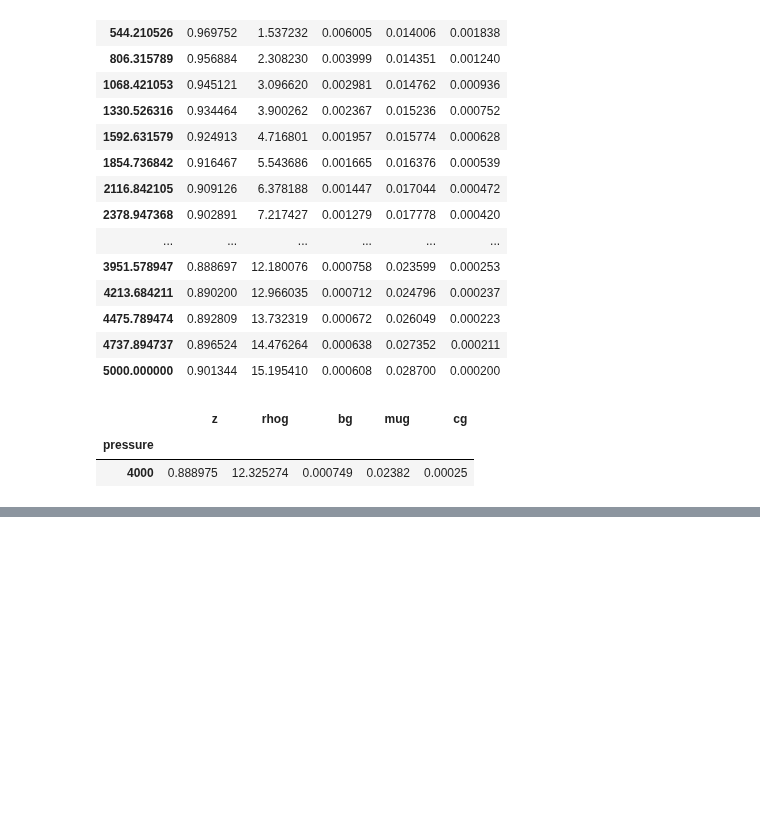
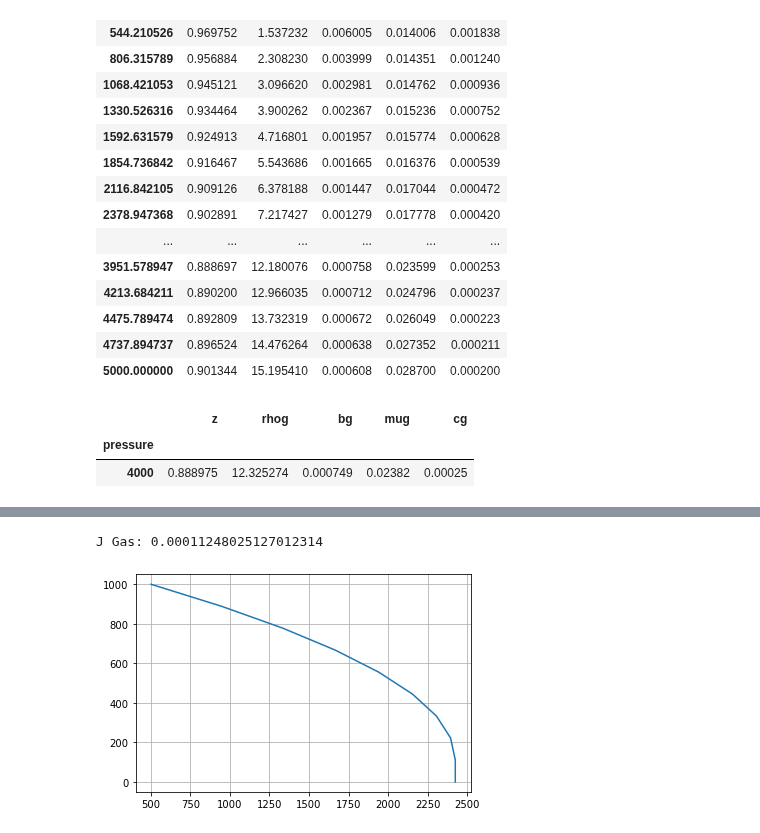
Before and after one commit to scuervo91/reservoirpy, a Jupyter notebook: examples/pvt/gas_pvt.ipynb, the cells around one changed output, grey strips where cells are left out. Saved outputs shown, nothing was run; the diff lists cells and outputs as text; code cells hidden in the pictures; blank space fills up the shorter version.

```diff
--- a/examples/pvt/gas_pvt.ipynb
+++ b/examples/pvt/gas_pvt.ipynb
@@ -204,0 +239,14 @@ gas_t.pvt.interpolate(4000)
+# %%
+pvt_data = np.array([
+[0, 0.01270, 1.000],
+[400, 0.01286, 0.937],
+[1200, 0.01530, 0.832],
+[1600, 0.01680, 0.794],
+[2000, 0.01840,0.770],
+[3200, 0.02340, 0.797],
+[3600, 0.02500,0.827],
+[4000, 0.02660, 0.860]
+])
+
+pvt_pi=bl.pvt(pvt_data, columns=['pressure','mug','z'])
+pvt_pi
@@ -204,0 +264,12 @@ gas_t.pvt.interpolate(4000)
+# %%
+j_gas = pi.gas_j(h=6,k=100,re=1000,rw=0.75,temp=122,s=0)
+
+print(f"J Gas: {j_gas}")
+
+df,aof = pi.gas_inflow_curve(1000,3e-5,pvt_pi,n=10)
+
+plt.plot(df['q'],df['p'])
+plt.grid()
+# %% [output]
+J Gas: 0.00011248025127012314
+[figure, added]
```
Also changed, not shown: parts of 8 cells of this notebook, 4 other files.
